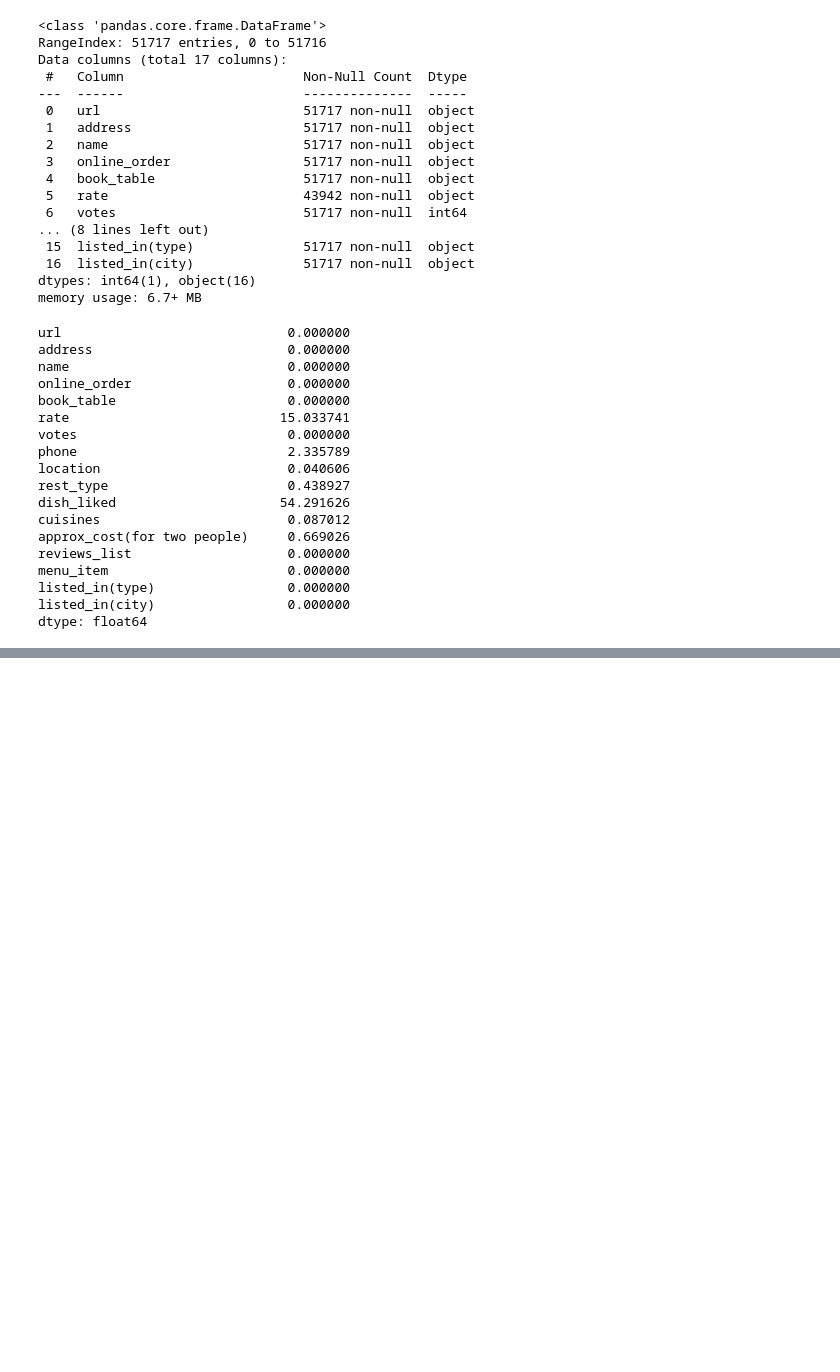
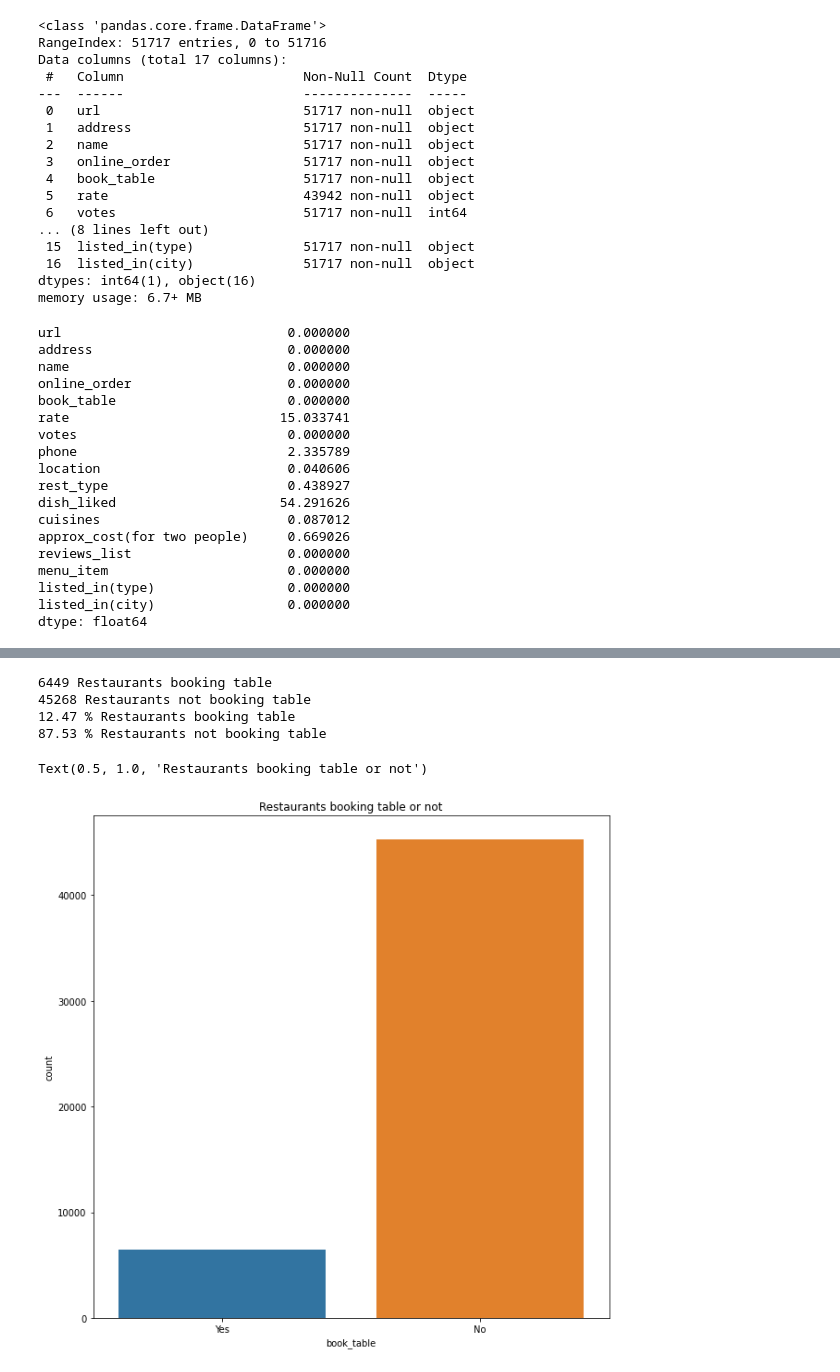
Before and after one commit to princepriyadarshi2017/ZOMATO-EDA, a Jupyter notebook: zomato_Eda.ipynb, the cells around one changed output, grey strips where cells are left out. Saved outputs shown, nothing was run; the diff lists cells and outputs as text; code cells hidden in the pictures; blank space fills up the shorter version.

```diff
--- a/zomato_Eda.ipynb
+++ b/zomato_Eda.ipynb
@@ -203,0 +287,17 @@ dtype: int64
+# %%
+print(droped_df['name'][droped_df['book_table']=='Yes'].count(),'Restaurants booking table')
+print(droped_df['name'][droped_df['book_table']=='No'].count(),'Restaurants not booking table')
+print(round(droped_df['name'][droped_df['book_table']=='Yes'].count()/droped_df.shape[0] *100,2),'%','Restaurants booking table')
+print(round(droped_df['name'][droped_df['book_table']=='No'].count()/droped_df.shape[0] *100,2),'%','Restaurants not booking table')
+# %% [output]
+6449 Restaurants booking table
+45268 Restaurants not booking table
+12.47 % Restaurants booking table
+87.53 % Restaurants not booking table
+# %%
+plt.figure(figsize=(10,10))
+sns.countplot(droped_df['book_table'])
+plt.title('Restaurants booking table or not')
+# %% [output]
+Text(0.5, 1.0, 'Restaurants booking table or not')
+[figure, added]
```
Also changed, not shown: parts of 21 cells of this notebook.
